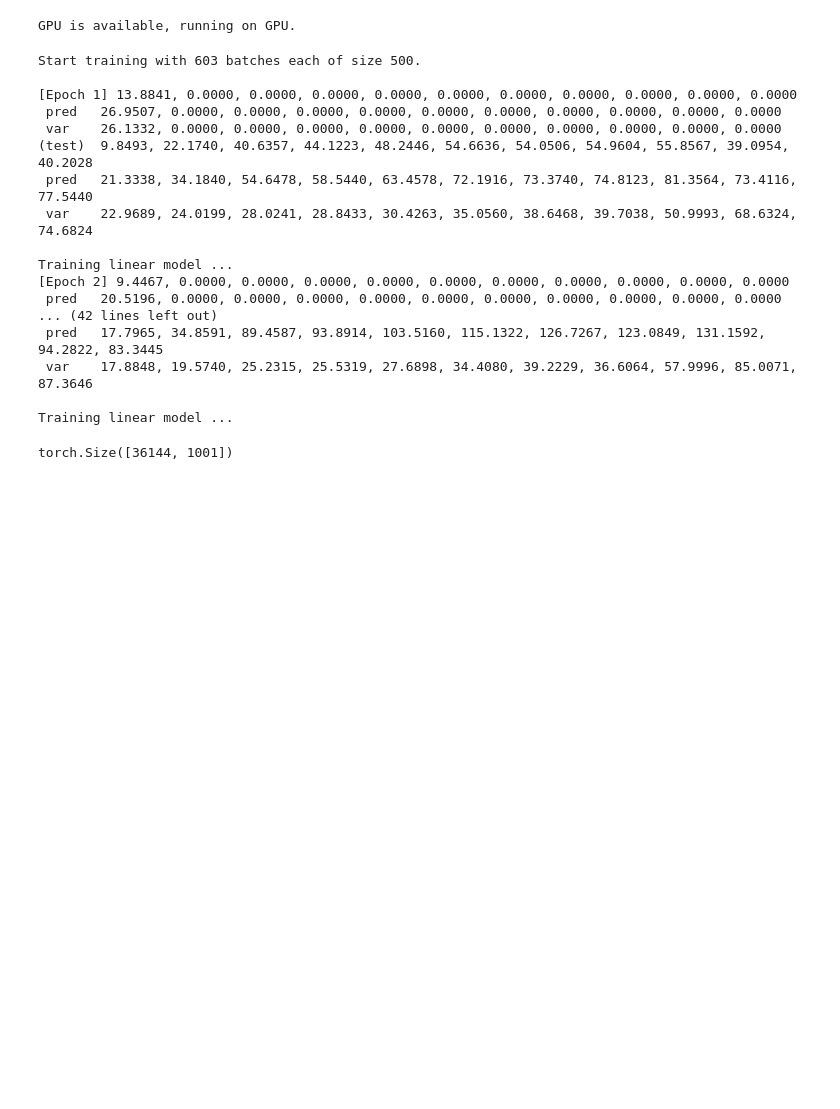
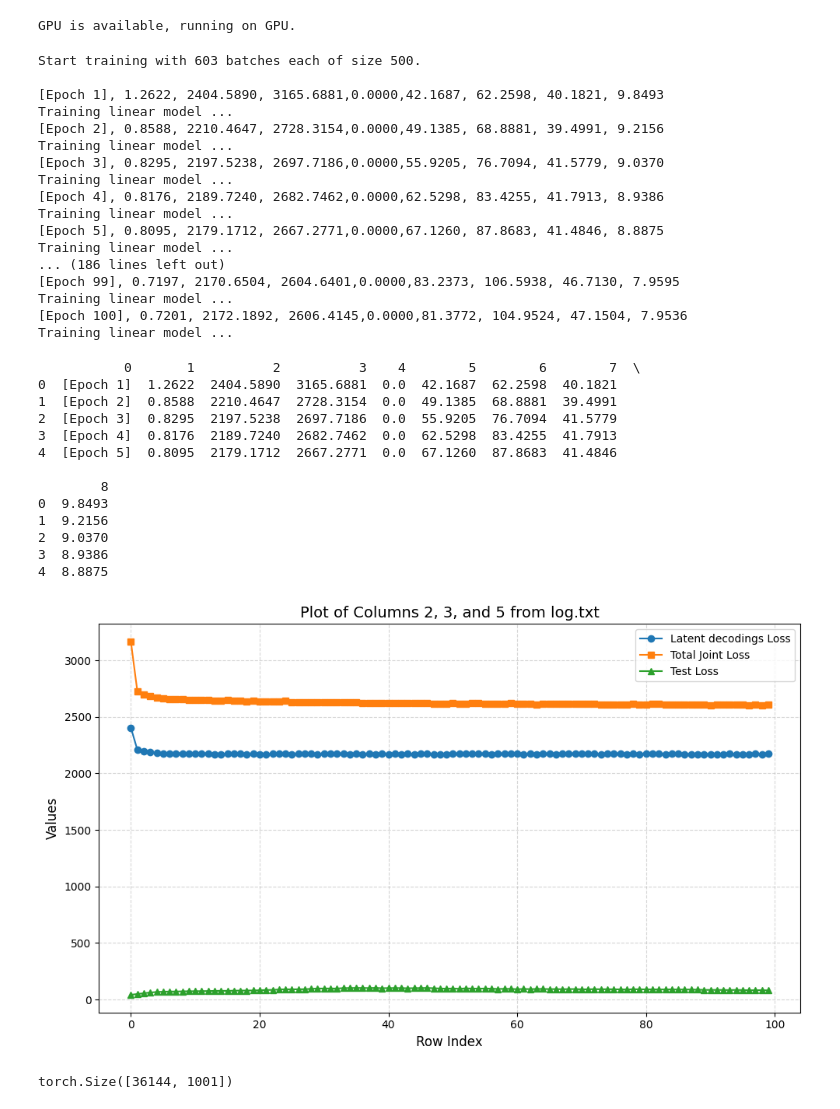
Before and after one commit to Motte12/dpa_for_llaae, a Jupyter notebook: joint_training/joint_training.ipynb, the cells around one changed output. Saved outputs shown, nothing was run; the diff lists cells and outputs as text; code cells hidden in the pictures; blank space fills up the shorter version.

```diff
--- a/joint_training/joint_training.ipynb
+++ b/joint_training/joint_training.ipynb
@@ -87,25 +87,74 @@ dpa = fit.DPA(data_dim=1024, latent_dims=[10,9,8,7,6,5,4,3,2,1,0], num_layer=4,
 GPU is available, running on GPU.
 # %%
 importlib.reload(fit)
-dpa.train(x_tr, slp_tr, x_te, batch_size=500, num_epochs=30, save_model_every=100, print_every_nepoch=1, save_dir="saved_models/", save_loss=True)
+dpa.train(x_tr, slp_tr, x_te, batch_size=500, num_epochs=100, save_model_every=500, print_every_nepoch=1, save_dir="saved_models/", save_loss=True, print_all_k = False)
 # %% [output]
 Start training with 603 batches each of size 500.
 
-[Epoch 1] 13.8841, 0.0000, 0.0000, 0.0000, 0.0000, 0.0000, 0.0000, 0.0000, 0.0000, 0.0000, 0.0000
- pred   26.9507, 0.0000, 0.0000, 0.0000, 0.0000, 0.0000, 0.0000, 0.0000, 0.0000, 0.0000, 0.0000
- var    26.1332, 0.0000, 0.0000, 0.0000, 0.0000, 0.0000, 0.0000, 0.0000, 0.0000, 0.0000, 0.0000
-(test)  9.8493, 22.1740, 40.6357, 44.1223, 48.2446, 54.6636, 54.0506, 54.9604, 55.8567, 39.0954, 40.2028
- pred   21.3338, 34.1840, 54.6478, 58.5440, 63.4578, 72.1916, 73.3740, 74.8123, 81.3564, 73.4116, 77.5440
- var    22.9689, 24.0199, 28.0241, 28.8433, 30.4263, 35.0560, 38.6468, 39.7038, 50.9993, 68.6324, 74.6824
-
+[Epoch 1], 1.2622, 2404.5890, 3165.6881,0.0000,42.1687, 62.2598, 40.1821, 9.8493
 Training linear model ...
-[Epoch 2] 9.4467, 0.0000, 0.0000, 0.0000, 0.0000, 0.0000, 0.0000, 0.0000, 0.0000, 0.0000, 0.0000
- pred   20.5196, 0.0000, 0.0000, 0.0000, 0.0000, 0.0000, 0.0000, 0.0000, 0.0000, 0.0000, 0.0000
-... (42 lines left out)
- pred   17.7965, 34.8591, 89.4587, 93.8914, 103.5160, 115.1322, 126.7267, 123.0849, 131.1592, 94.2822, 83.3445
- var    17.8848, 19.5740, 25.2315, 25.5319, 27.6898, 34.4080, 39.2229, 36.6064, 57.9996, 85.0071, 87.3646
-
+[Epoch 2], 0.8588, 2210.4647, 2728.3154,0.0000,49.1385, 68.8881, 39.4991, 9.2156
 Training linear model ...
+[Epoch 3], 0.8295, 2197.5238, 2697.7186,0.0000,55.9205, 76.7094, 41.5779, 9.0370
+Training linear model ...
+[Epoch 4], 0.8176, 2189.7240, 2682.7462,0.0000,62.5298, 83.4255, 41.7913, 8.9386
+Training linear model ...
+[Epoch 5], 0.8095, 2179.1712, 2667.2771,0.0000,67.1260, 87.8683, 41.4846, 8.8875
+Training linear model ...
+... (186 lines left out)
+[Epoch 99], 0.7197, 2170.6504, 2604.6401,0.0000,83.2373, 106.5938, 46.7130, 7.9595
+Training linear model ...
+[Epoch 100], 0.7201, 2172.1892, 2606.4145,0.0000,81.3772, 104.9524, 47.1504, 7.9536
+Training linear model ...
+# %%
+import pandas as pd
+import matplotlib.pyplot as plt
+
+# Read the CSV-style log file (comma-separated)
+df = pd.read_csv("saved_models/log.txt", header=None)
+
+# Preview the structure (optional)
+print(df.head())
+
+# Extract the 2nd, 3rd, and 5th columns (Python uses 0-based indexing)
+col2 = df.iloc[:, 2]
+col3 = df.iloc[:, 3]
+col5 = df.iloc[:, 5]
+
+# Create an index or x-axis (e.g., row numbers or epoch numbers)
+x = df.index  # or use a custom index like df.iloc[:, 0] if there's an epoch column
+
+# Plotting
+plt.figure(figsize=(10, 6))
+plt.plot(x, col2, label="Latent decodings Loss", marker='o')
+plt.plot(x, col3, label="Total Joint Loss", marker='s')
+plt.plot(x, col5, label="Test Loss", marker='^')
+
+# Plot style
+plt.title("Plot of Columns 2, 3, and 5 from log.txt", fontsize=14)
+plt.xlabel("Row Index", fontsize=12)
+plt.ylabel("Values", fontsize=12)
+plt.grid(True, linestyle='--', alpha=0.5)
+plt.legend()
+plt.tight_layout()
+
+# Show the plot
+plt.show()
+# %% [output]
+           0       1          2          3    4        5        6        7  \
+0  [Epoch 1]  1.2622  2404.5890  3165.6881  0.0  42.1687  62.2598  40.1821
+1  [Epoch 2]  0.8588  2210.4647  2728.3154  0.0  49.1385  68.8881  39.4991
+2  [Epoch 3]  0.8295  2197.5238  2697.7186  0.0  55.9205  76.7094  41.5779
+3  [Epoch 4]  0.8176  2189.7240  2682.7462  0.0  62.5298  83.4255  41.7913
+4  [Epoch 5]  0.8095  2179.1712  2667.2771  0.0  67.1260  87.8683  41.4846
+
+        8
+0  9.8493
+1  9.2156
+2  9.0370
+3  8.9386
+4  8.8875
+[figure, added]
 # %%
 x_re = dpa.reconstruct(x_te[0,:], gen_sample_size=1).cpu()
 x_re.shape
```
Also changed, not shown: parts of 1 cell of this notebook, 2 other files.
